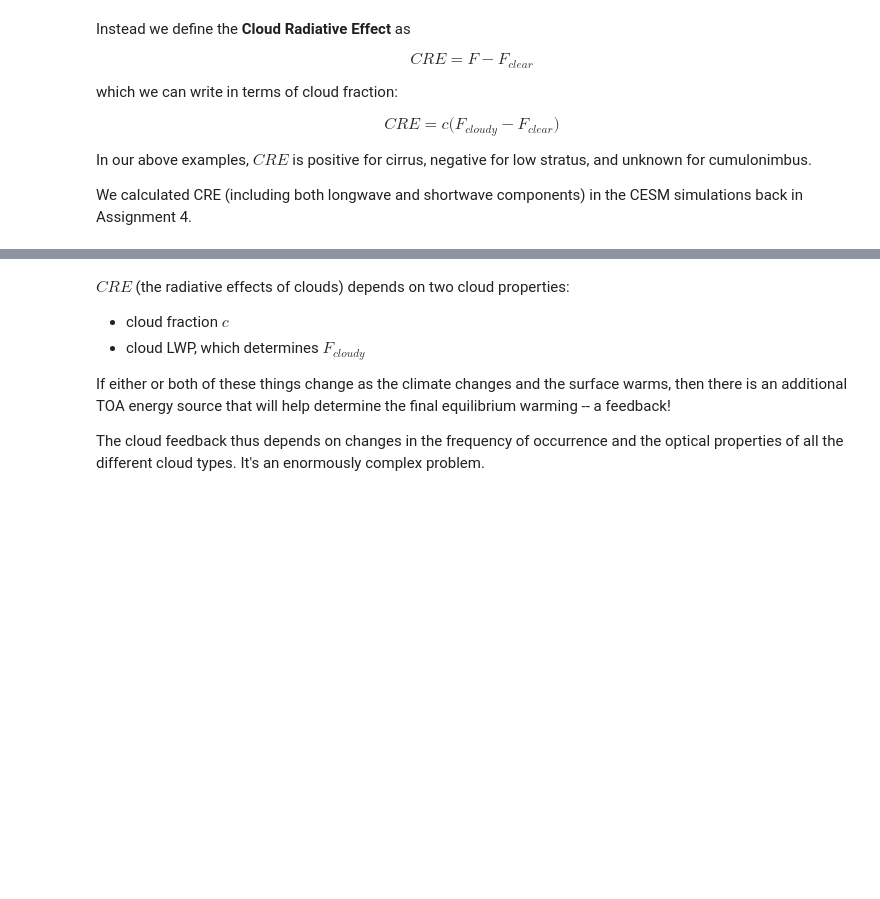
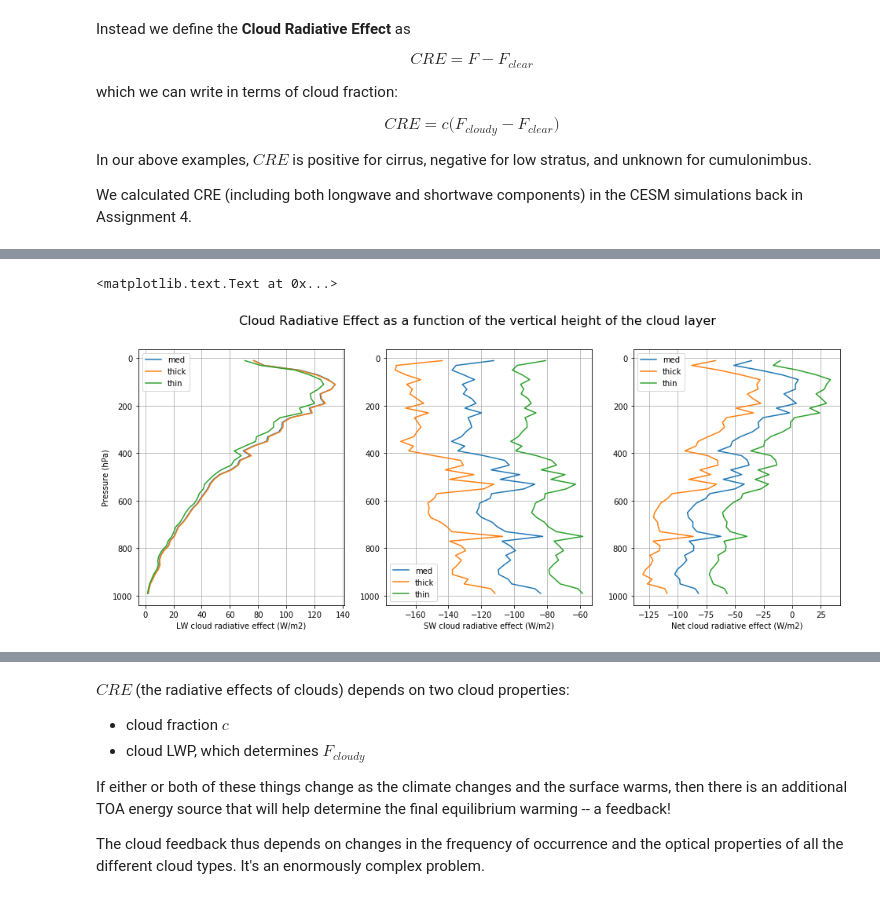
Before and after one commit to brian-rose/ClimateModeling_courseware, a Jupyter notebook: Lectures/Lecture10 -- Clouds and cloud feedback.ipynb, the cells around one changed output, grey strips where cells are left out. Cells and saved outputs as stored; diff of their text form; code cells hidden in the pictures; blank space fills up the shorter version.

```diff
--- a/Lectures/Lecture10 -- Clouds and cloud feedback.ipynb
+++ b/Lectures/Lecture10 -- Clouds and cloud feedback.ipynb
@@ -151,0 +218,11 @@ We calculated CRE (including both longwave and shortwave components) in the CESM
+# %%
+#  Define some local cloud characteristics
+#  We are going to repeat the calculation
+#   for three different types of clouds:
+#   thin, medium, and thick
+cldfrac = 0.5  # layer cloud fraction
+r_liq = 14.  # Cloud water drop effective radius (microns)
+# in-cloud liquid water path (g/m2)
+clwp = {'thin': 20.,
+        'med': 60.,
+        'thick': 200.,}
@@ -151,0 +277,27 @@ We calculated CRE (including both longwave and shortwave components) in the CESM
+# %%
+#  Make some plots of the CRE dependence on cloud height
+fig, axes = plt.subplots(1,3, figsize=(16,6))
+ax = axes[0]
+for thickness in clwp:
+    ax.plot(CRE_LW[thickness], lev, label=thickness)
+ax.set_ylabel('Pressure (hPa)')
+ax.set_xlabel('LW cloud radiative effect (W/m2)')
+
+ax = axes[1]
+for thickness in clwp:
+    ax.plot(CRE_SW[thickness], lev, label=thickness)
+ax.set_xlabel('SW cloud radiative effect (W/m2)')
+
+ax = axes[2]
+for thickness in clwp:
+    ax.plot(CRE_SW[thickness] + CRE_LW[thickness], lev, label=thickness)
+ax.set_xlabel('Net cloud radiative effect (W/m2)')
+
+for ax in axes:
+    ax.invert_yaxis()
+    ax.legend()
+    ax.grid()
+fig.suptitle('Cloud Radiative Effect as a function of the vertical height of the cloud layer', fontsize=16)
+# %% [output]
+<matplotlib.text.Text at 0x...>
+[figure, added]
```
Also changed, not shown: parts of 24 cells of this notebook.
